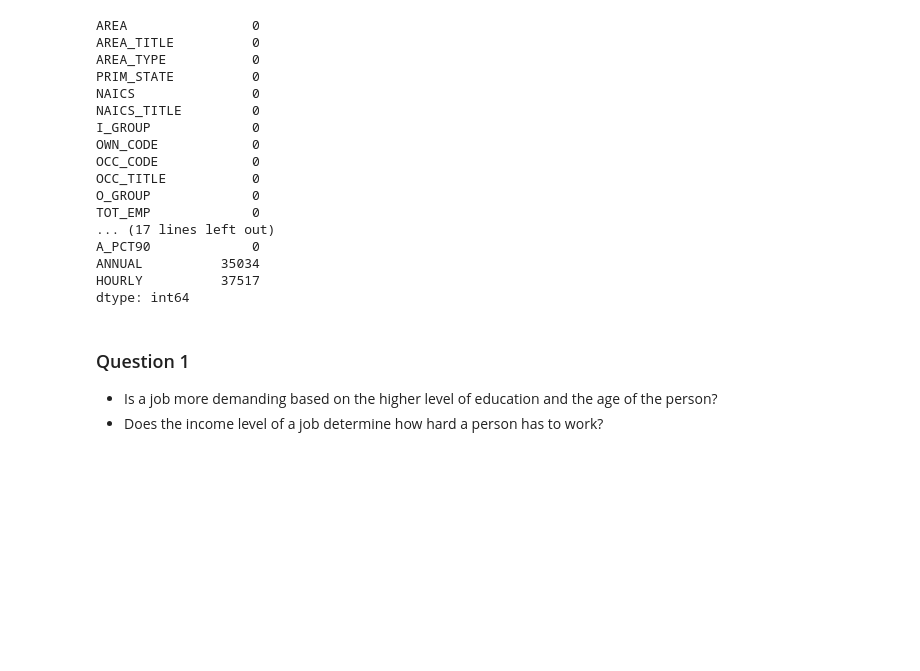
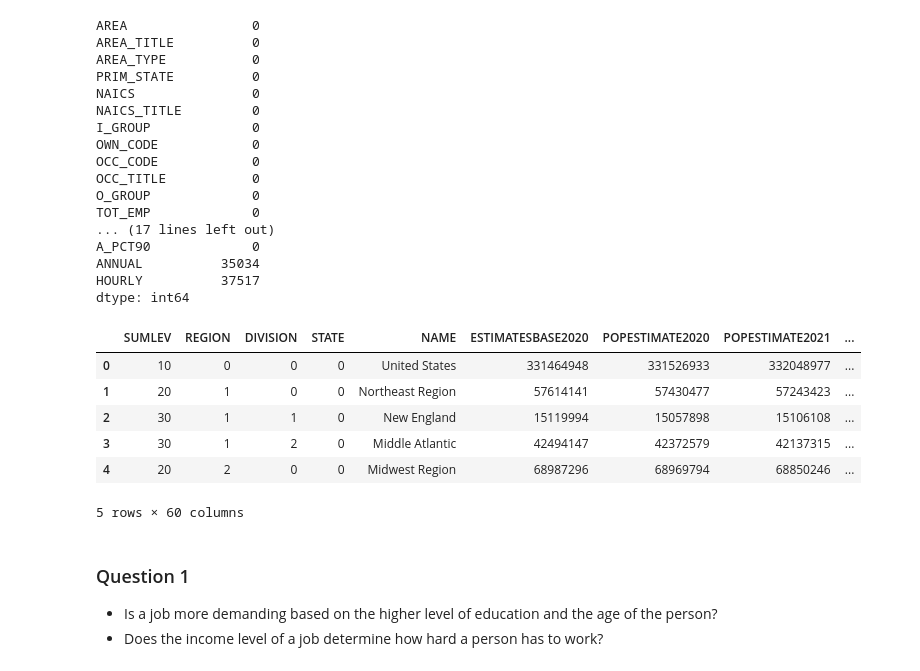
Before and after one commit to NicknNemkov/capstone, a Jupyter notebook: code/salary_predictions.ipynb, the cells around one changed output. Cells and saved outputs as stored; diff of their text form; code cells hidden in the pictures; blank space fills up the shorter version.

```diff
--- a/code/salary_predictions.ipynb
+++ b/code/salary_predictions.ipynb
@@ -62,6 +81,17 @@ A_PCT90             0
 ANNUAL          35034
 HOURLY          37517
 dtype: int64
+# %%
+# I will focus on just the state populations in 2023
+population.head()
+# %% [output]
+|  | SUMLEV | REGION | DIVISION | STATE | NAME | ESTIMATESBASE2020 | POPESTIMATE2020 | POPESTIMATE2021 | ... |
+| 0 | 10 | 0 | 0 | 0 | United States | 331464948 | 331526933 | 332048977 | ... |
+| 1 | 20 | 1 | 0 | 0 | Northeast Region | 57614141 | 57430477 | 57243423 | ... |
+| 2 | 30 | 1 | 1 | 0 | New England | 15119994 | 15057898 | 15106108 | ... |
+| 3 | 30 | 1 | 2 | 0 | Middle Atlantic | 42494147 | 42372579 | 42137315 | ... |
+| 4 | 20 | 2 | 0 | 0 | Midwest Region | 68987296 | 68969794 | 68850246 | ... |
+5 rows × 60 columns
 # %% [markdown]
 ### Question 1
 
```
Also changed, not shown: parts of 15 cells of this notebook, 3 other files.
